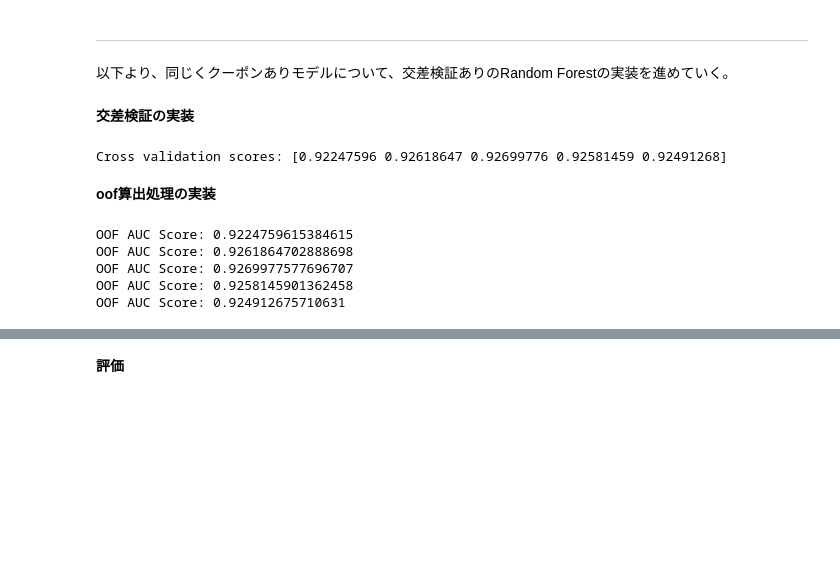
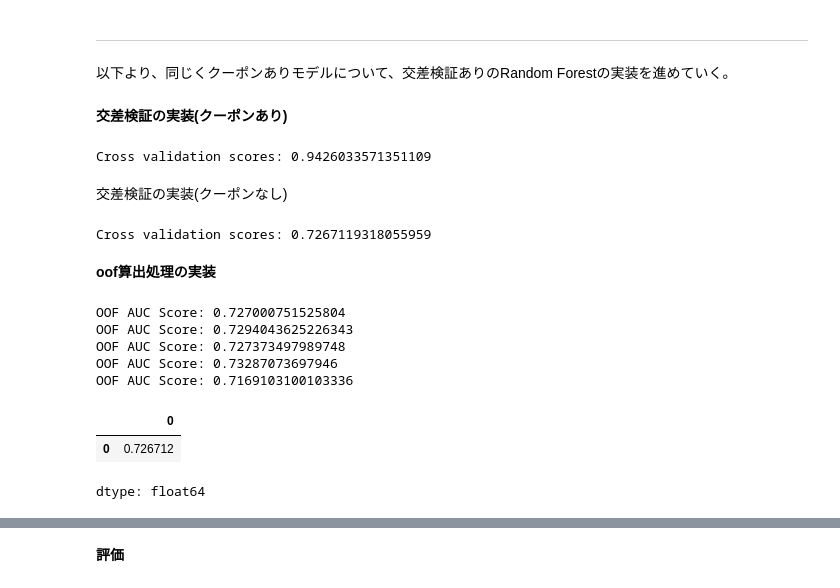
Before and after one commit to Lisankk/Dirisl_Phase2_PJT, a Jupyter notebook: クーポンありモデル_(CVあり)_のつづき.ipynb, the cells around one changed output, grey strips where cells are left out. Drawn from its saved outputs; the diff is of its cells as text; code cells hidden in the pictures; blank space fills up the shorter version.

```diff
--- a/クーポンありモデル_(CVあり)_のつづき.ipynb
+++ b/クーポンありモデル_(CVあり)_のつづき.ipynb
@@ -69,52 +91,87 @@ df_RF_NoKoupon = df_RF_NoKoupon.drop("segment", axis = 1)
 ---
 以下より、同じくクーポンありモデルについて、交差検証ありのRandom Forestの実装を進めていく。
 # %% [markdown]
-**交差検証の実装**
+**交差検証の実装(クーポンあり)**
 # %%
 # 学習モデルを作成
-model = RandomForestClassifier(random_state=42)
+model = RandomForestClassifier(random_state=42,
+                               criterion='entropy',
+                               max_depth=5,
+                               max_features=None,
+                               n_estimators=150)
+
 
 # 説明変数と目的変数の定義
-X = df_RF_YesKoupon[["recency", "history", "area_classification", "newbie"]]
+X = df_RF_YesKoupon[["recency", "history", "newbie"]]
 y = df_RF_YesKoupon["visit"]
 
 # クロスバリデーションの実行
 kf = KFold(n_splits=5, shuffle=True, random_state=42)
 scores = cross_val_score(model, X, y, cv=kf, scoring='roc_auc') # 評価指標にはAUCを使用
 
-print(f'Cross validation scores: {scores}')
+print(f'Cross validation scores: {scores.mean()}')
 # %% [output]
-Cross validation scores: [0.92247596 0.92618647 0.92699776 0.92581459 0.92491268]
+Cross validation scores: 0.9426033571351109
+# %% [markdown]
+交差検証の実装(クーポンなし)
+# %%
+# 学習モデルを作成
+model = RandomForestClassifier(random_state=42,
+                               criterion='entropy',
+                               max_depth=5,
+                               max_features=None,
+                               n_estimators=70)
+
+
+# 説明変数と目的変数の定義
+X = df_RF_NoKoupon[["recency", "history", "newbie"]]
+y = df_RF_NoKoupon["visit"]
+
+# クロスバリデーションの実行
+kf = KFold(n_splits=5, shuffle=True, random_state=42)
+scores = cross_val_score(model, X, y, cv=kf, scoring='roc_auc') # 評価指標にはAUCを使用
+
+print(f'Cross validation scores: {scores.mean()}')
+# %% [output]
+Cross validation scores: 0.7267119318055959
 # %% [markdown]
 **oof算出処理の実装**
 # %%
 
-
-# クロスバリデーションの実行
+Z = []
+kf = KFold(n_splits=5, shuffle=True, random_state=42)
 for train_index, val_index in kf.split(X):
   # oof予測値を格納する配列
   oof_predictions = np.zeros(X.shape[0])
-
   X_train, X_val = X.iloc[train_index], X.iloc[val_index]
   y_train, y_test = y.iloc[train_index], y.iloc[val_index]
 
-  # モデル学習
+# モデル学習
   model.fit(X_train, y_train)
 
-  # oof予測値の保存
+# oof予測値の保存
   oof_predictions = model.predict_proba(X_val)[:, 1]
   oof_predictions = pd.DataFrame(oof_predictions)
 
 
-  # OOFスコア（AUCを使用）を計算
+# OOFスコア（AUCを使用）を計算
   oof_score = roc_auc_score(y_test, oof_predictions)
   print(f'OOF AUC Score: {oof_score}')
+
+# OOF予測値を保存
+  Z.append(oof_score)
 # %% [output]
-OOF AUC Score: 0.9224759615384615
-OOF AUC Score: 0.9261864702888698
-OOF AUC Score: 0.9269977577696707
-OOF AUC Score: 0.9258145901362458
-OOF AUC Score: 0.924912675710631
+OOF AUC Score: 0.727000751525804
+OOF AUC Score: 0.7294043625226343
+OOF AUC Score: 0.727373497989748
+OOF AUC Score: 0.73287073697946
+OOF AUC Score: 0.7169103100103336
+# %%
+pd.DataFrame(Z).mean()
+# %% [output]
+|  | 0 |
+| 0 | 0.726712 |
+dtype: float64
 # %%
 X.shape[0]
 # %% [output]
```
Also changed, not shown: parts of 13 cells of this notebook.
